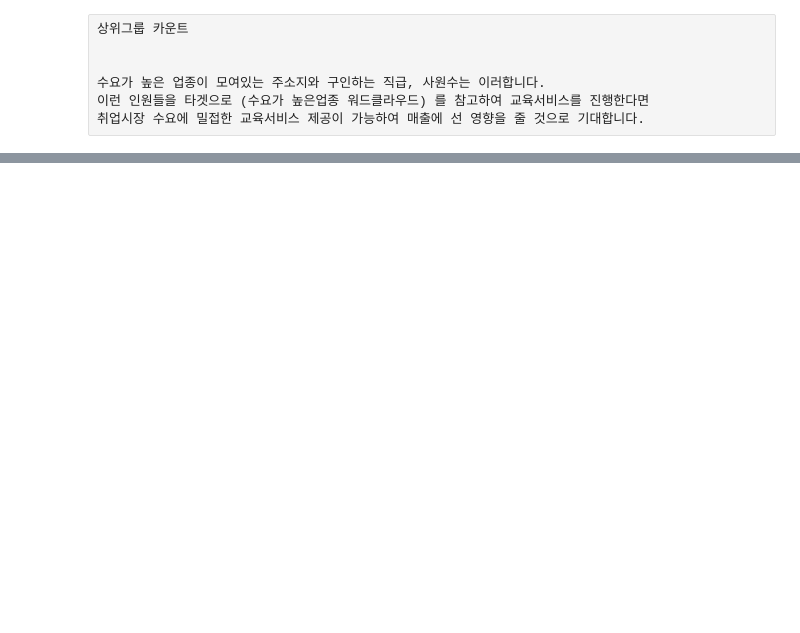
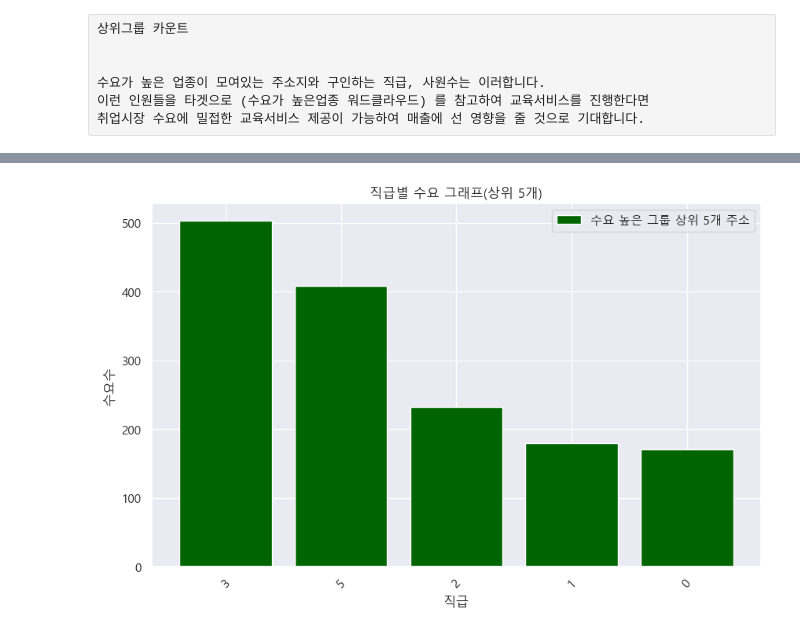
Before and after one commit to Pepi10/b7_Crawling, a Jupyter notebook: 김재경/카이제곱.ipynb, the cells around one changed output, grey strips where cells are left out. Saved outputs shown, nothing was run; the diff lists cells and outputs as text; code cells hidden in the pictures; blank space fills up the shorter version.

```diff
--- a/김재경/카이제곱.ipynb
+++ b/김재경/카이제곱.ipynb
@@ -145,0 +152,26 @@ plt.show()
+# %%
+plt.rc('font', family='Malgun Gothic')
+mpl.rcParams['axes.unicode_minus'] = False
+df = pd.DataFrame(data)
+
+# 주소별 기업 개수 계산
+car_count = df.loc[df['수요'] == 1, '직급'].value_counts().sort_values(ascending=False)
+# 상위 5개 주소
+top_5_car = car_count.head(5)
+
+
+# 시각화
+plt.figure(figsize=(10, 6))
+
+# 상위 5개 주소 막대 그래프
+plt.bar(top_5_car.index.astype(str), top_5_car.values, color='darkgreen', label='수요 높은 그룹 상위 5개 주소')
+
+plt.xlabel('직급')
+plt.ylabel('수요수')
+plt.title('직급별 수요 그래프(상위 5개)')
+plt.xticks(rotation=45)
+plt.grid(True)
+plt.legend()
+plt.show()
+# %% [output]
+[figure, added]
```
Also changed, not shown: parts of 7 cells of this notebook, 1 other file.
